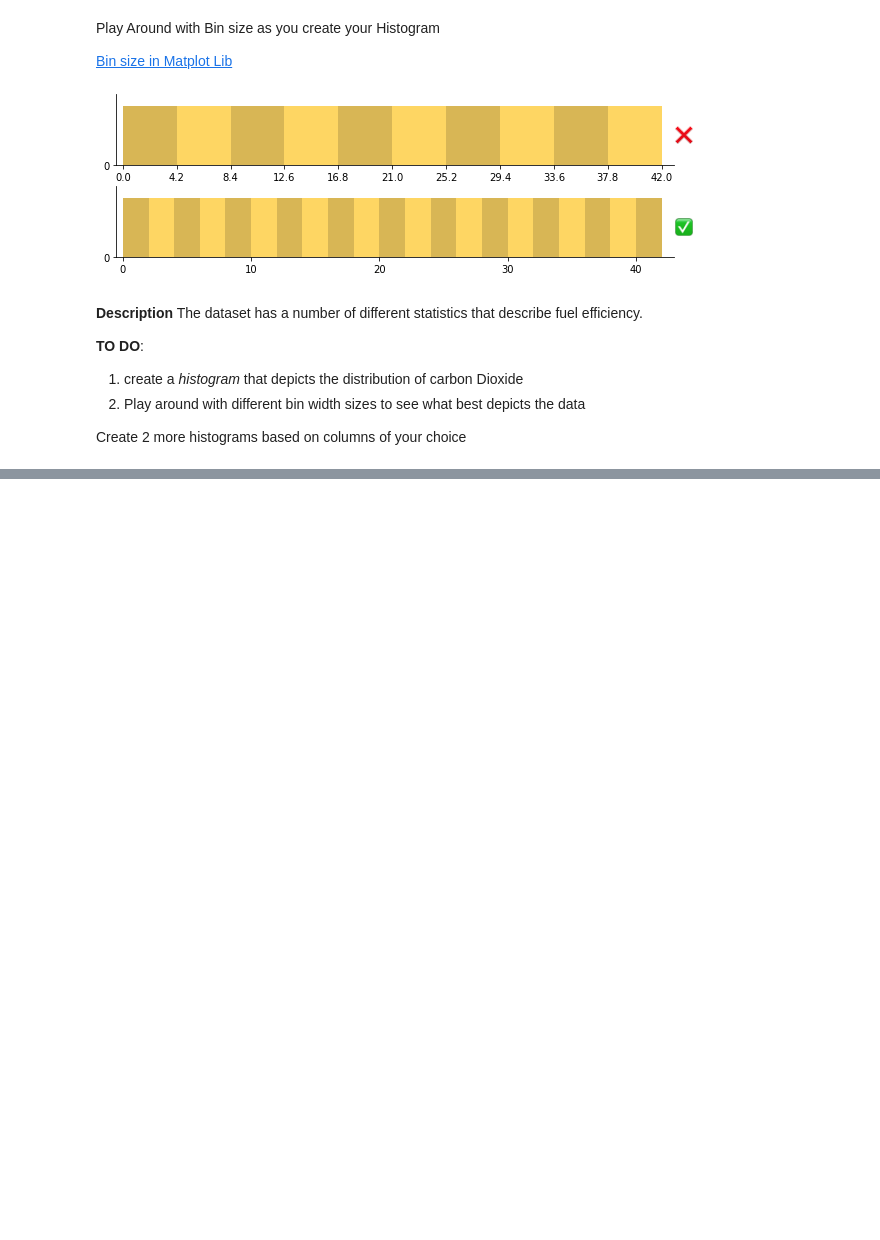
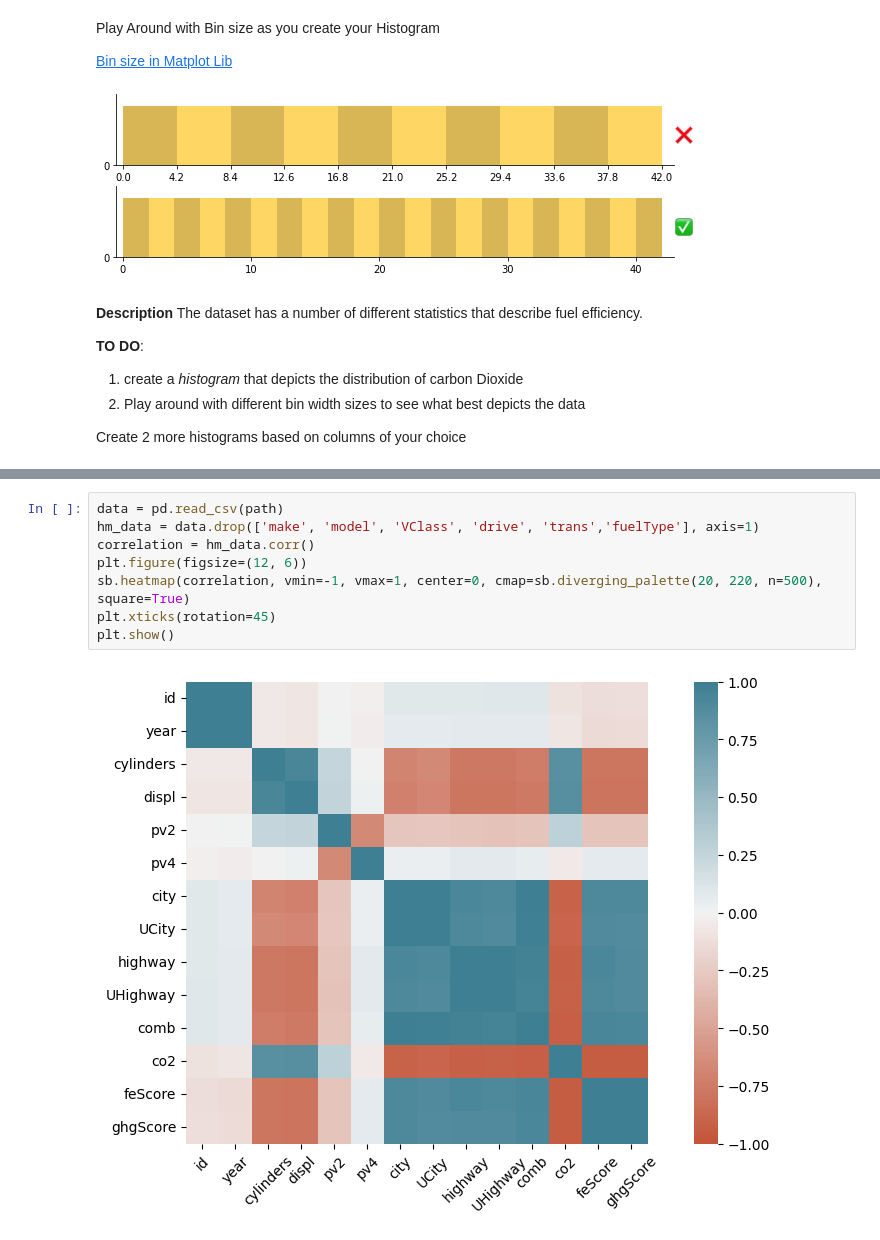
Before and after one commit to jefftrojan/math_for_ml, a Jupyter notebook: formative_one_visualization /visualizations_notebook/visualizations_notebook.ipynb, the cells around one changed output, grey strips where cells are left out. Saved outputs shown, nothing was run; the diff lists cells and outputs as text; blank space fills up the shorter version.

```diff
--- a/formative_one_visualization /visualizations_notebook/visualizations_notebook.ipynb
+++ b/formative_one_visualization /visualizations_notebook/visualizations_notebook.ipynb
@@ -63,3 +101,13 @@ Finally What Columns would you delete Drop if the target is the ghg score? Justi
 ---
 
 ![image.png](embedded-picture-1)
+# %%
+data = pd.read_csv(path)
+hm_data = data.drop(['make', 'model', 'VClass', 'drive', 'trans','fuelType'], axis=1)
+correlation = hm_data.corr()
+plt.figure(figsize=(12, 6))
+sb.heatmap(correlation, vmin=-1, vmax=1, center=0, cmap=sb.diverging_palette(20, 220, n=500), square=True)
+plt.xticks(rotation=45)
+plt.show()
+# %% [output]
+[figure, added]
```
Also changed, not shown: parts of 8 cells of this notebook.
